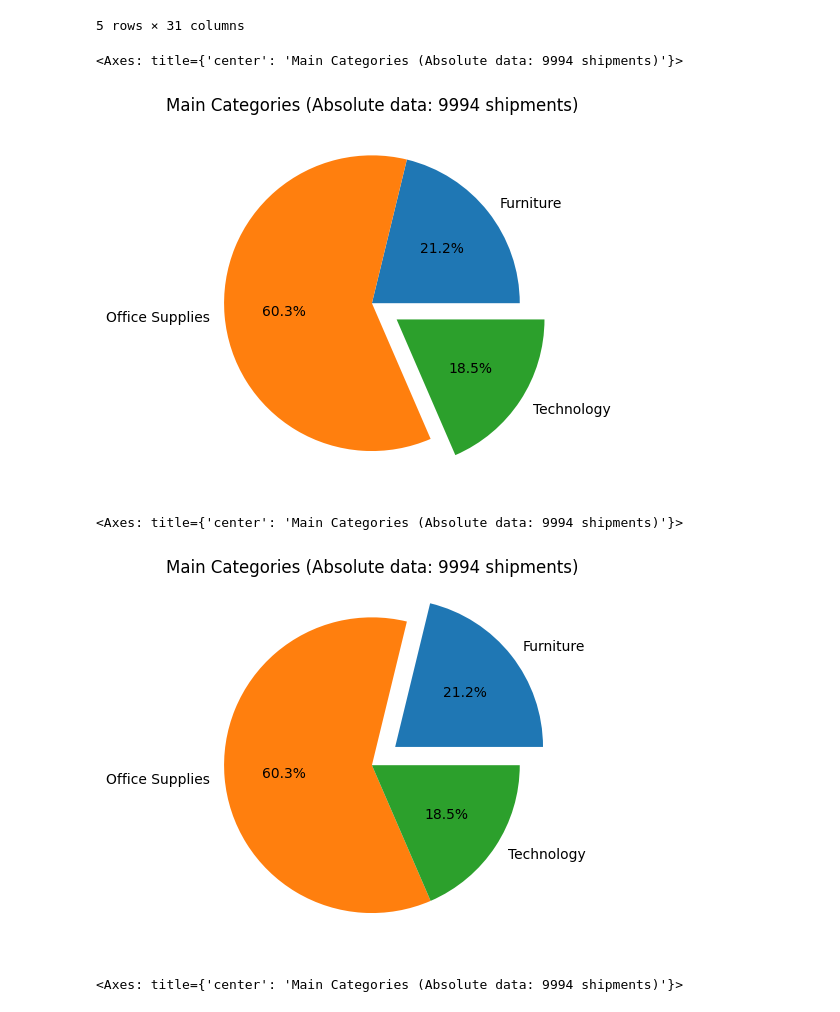
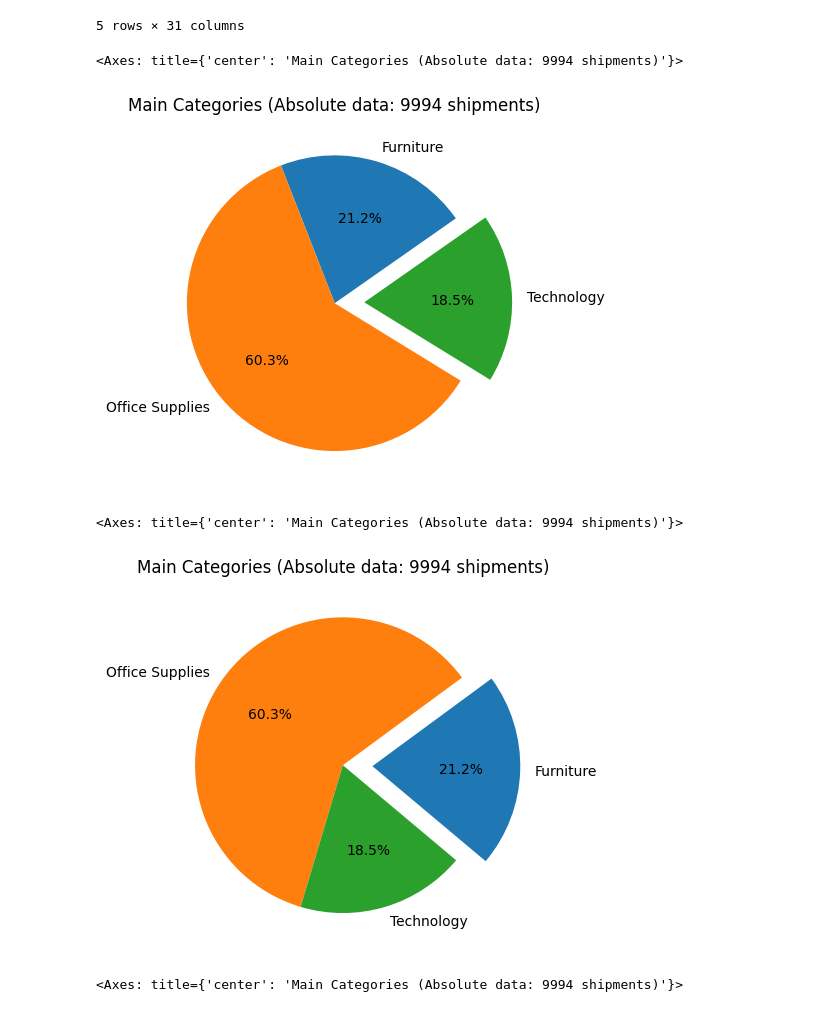
Before and after one commit to manipuppeteer/Data-Analysis-Project-DataCraft, a Jupyter notebook: JansFork.ipynb, the cells around one changed output. Cells and saved outputs as stored; diff of their text form; code cells hidden in the pictures.

```diff
--- a/JansFork.ipynb
+++ b/JansFork.ipynb
@@ -18,15 +18,15 @@ Anzahl=superstore["Category"].count()
 kategorien=superstore["Category"].value_counts()
 rel_kategorien=(kategorien[["Furniture","Office Supplies","Technology"]]/Anzahl*100).round(1)
 # %%
-rel_kategorien.plot(kind="pie",ylabel="",autopct="%1.1f%%",explode=(0,0,0.2),title=f"Main Categories (Absolute data: {Anzahl} shipments)")
+rel_kategorien.plot(kind="pie",ylabel="",autopct="%1.1f%%",explode=(0,0,0.2),title=f"Main Categories (Absolute data: {Anzahl} shipments)",startangle=35)
 # %% [output]
 <Axes: title={'center': 'Main Categories (Absolute data: 9994 shipments)'}>
-[figure, old version]
+[figure, new version]
 # %%
-rel_kategorien.plot(kind="pie",ylabel="",autopct="%1.1f%%",explode=(0.2,0,0),title=f"Main Categories (Absolute data: {Anzahl} shipments)")
+rel_kategorien.plot(kind="pie",ylabel="",autopct="%1.1f%%",explode=(0.2,0,0),title=f"Main Categories (Absolute data: {Anzahl} shipments)",startangle=-40)
 # %% [output]
 <Axes: title={'center': 'Main Categories (Absolute data: 9994 shipments)'}>
-[figure, old version]
+[figure, new version]
 # %%
 rel_kategorien.plot(kind="pie",ylabel="",autopct="%1.1f%%",explode=(0,0.2,0),title=f"Main Categories (Absolute data: {Anzahl} shipments)",startangle=180)
 # %% [output]
```
Also changed, not shown: parts of 10 cells of this notebook.
